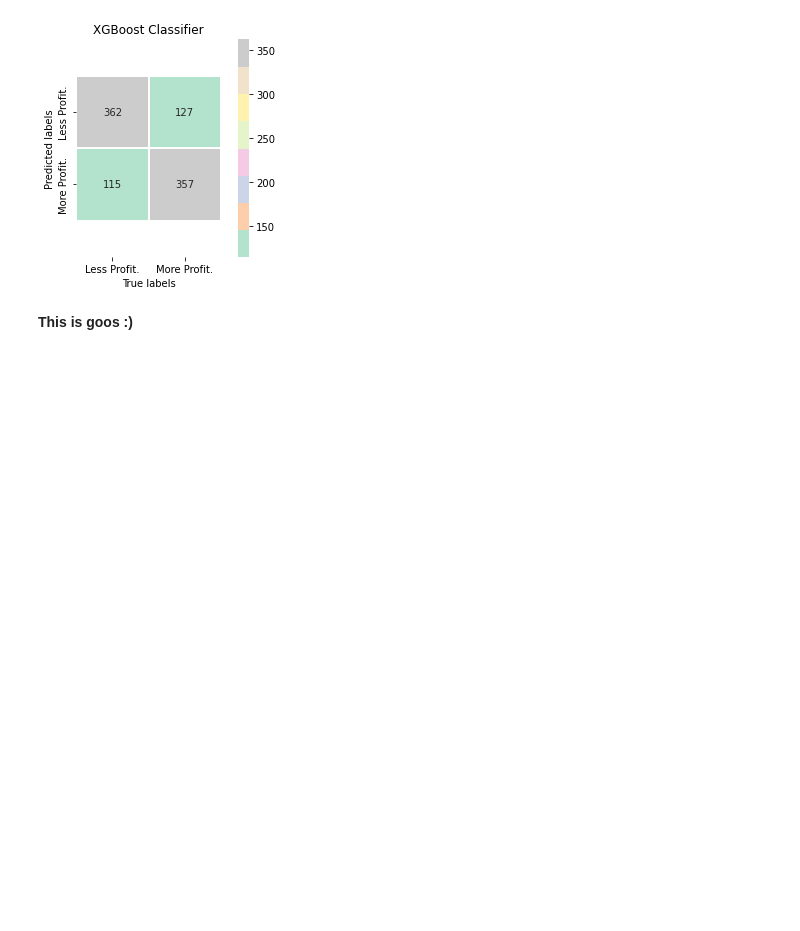
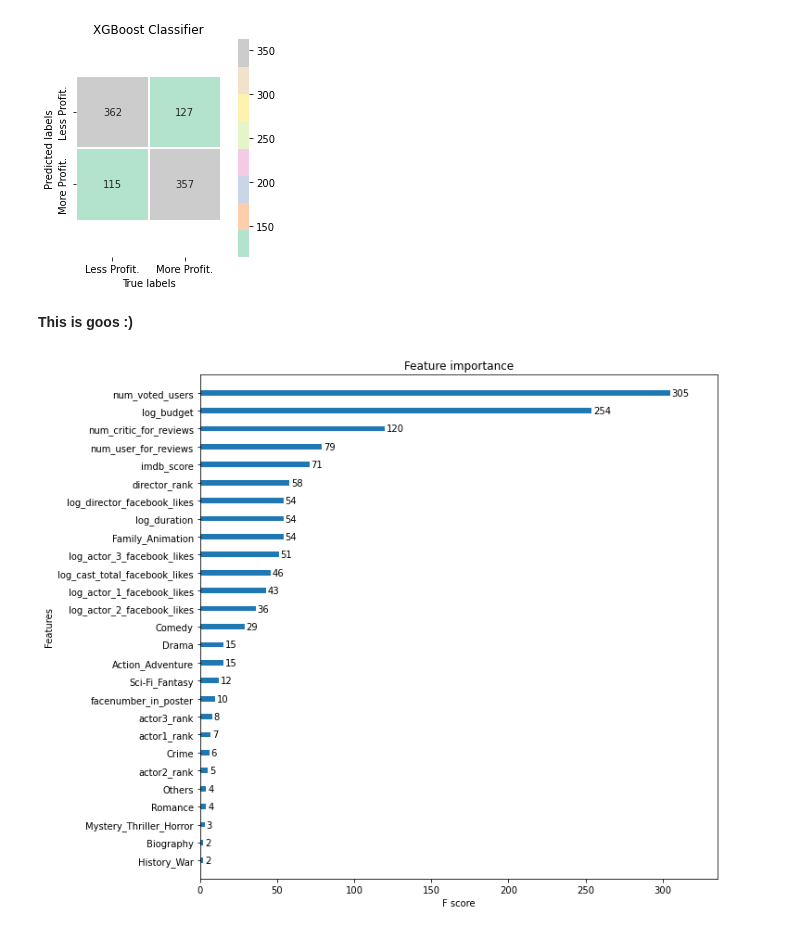
Before and after one commit to anitamezzetti/EPFL_Data_science_in_practice, a Jupyter notebook: Project/tree_regression.ipynb, the cells around one changed output. Saved outputs shown, nothing was run; the diff lists cells and outputs as text; code cells hidden in the pictures; blank space fills up the shorter version.

Commit message:
plot class

```diff
--- a/Project/tree_regression.ipynb
+++ b/Project/tree_regression.ipynb
@@ -883,0 +882,8 @@ movie_log_df.to_csv('data/movie_log_df.csv')
+# %%
+from xgboost import plot_importance
+
+ax = plot_importance(best_clf, height=0.3, grid=False)
+fig = ax.figure
+fig.set_size_inches(10, 10)
+# %% [output]
+[figure, added]
```
Also changed, not shown: parts of 1 cell of this notebook.
